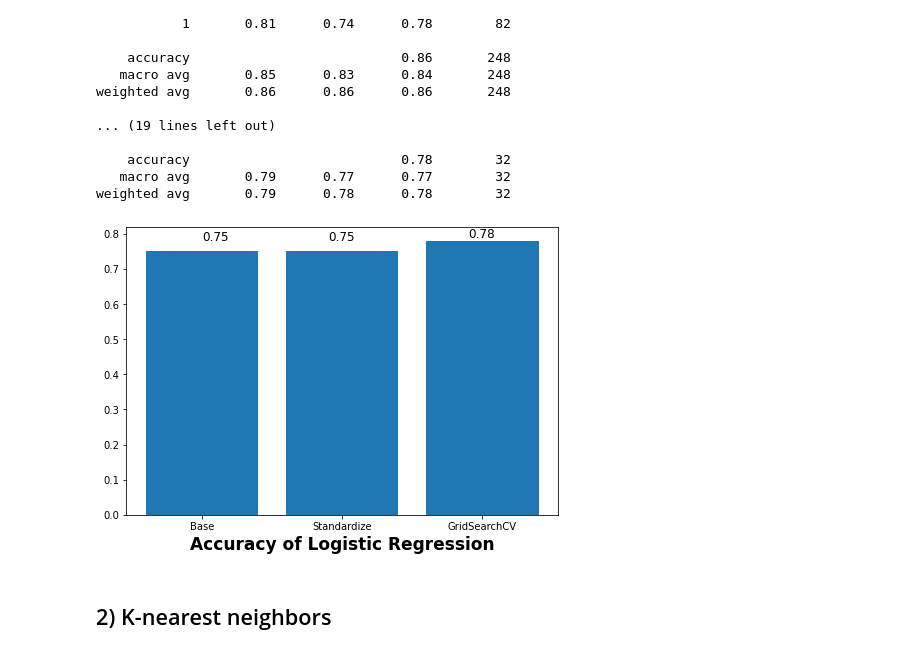
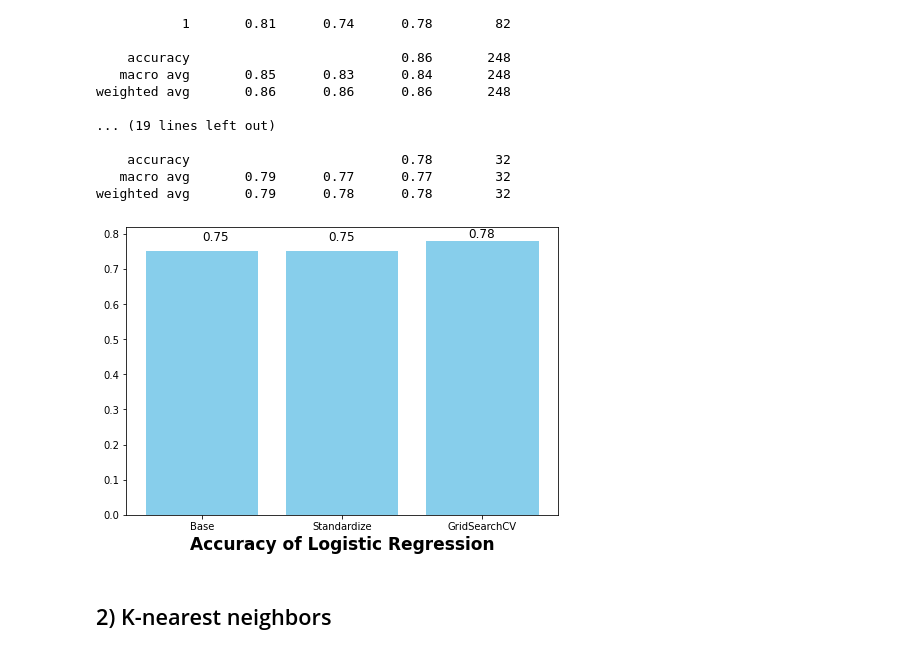
Before and after one commit to shunki-akiyama/HR-Analytics, a Jupyter notebook: HR Analytics.ipynb, the cells around one changed output. Saved outputs shown, nothing was run; the diff lists cells and outputs as text; code cells hidden in the pictures.

```diff
--- a/HR Analytics.ipynb
+++ b/HR Analytics.ipynb
@@ -814,21 +836,21 @@ weighted avg       0.79      0.78      0.78        32
 # %%
 #Barplot illustrates accuracy of Logistic regression.
 fig = plt.figure()
 ax = fig.add_axes([0,0,1,1])
 model = ['Base', 'Standardize', 'GridSearchCV']
 accuracy = [logistic_r.score(final_X_test, final_y_test),
             logistic_r.score(final_X_test_imp, final_y_test),
             logistic_r_gds_best.score(final_X_test, final_y_test)]
 
 # Create labels
 plt.text(0.00, 0.78, s='0.75', size=12)
 plt.text(0.90, 0.78, s='0.75', size=12)
 plt.text(1.90, 0.79, s='0.78', size=12)
-ax.bar(model,accuracy)
+ax.bar(model,accuracy, color="SkyBlue")
 plt.xlabel('Accuracy of Logistic Regression', fontweight='bold', color = 'Black', fontsize='17', horizontalalignment='center')
 plt.show()
 # %% [output]
-[figure, old version]
+[figure, new version]
 # %% [markdown]
 ## 2) K-nearest neighbors
 # %%
```
Also changed, not shown: parts of 51 cells of this notebook.
